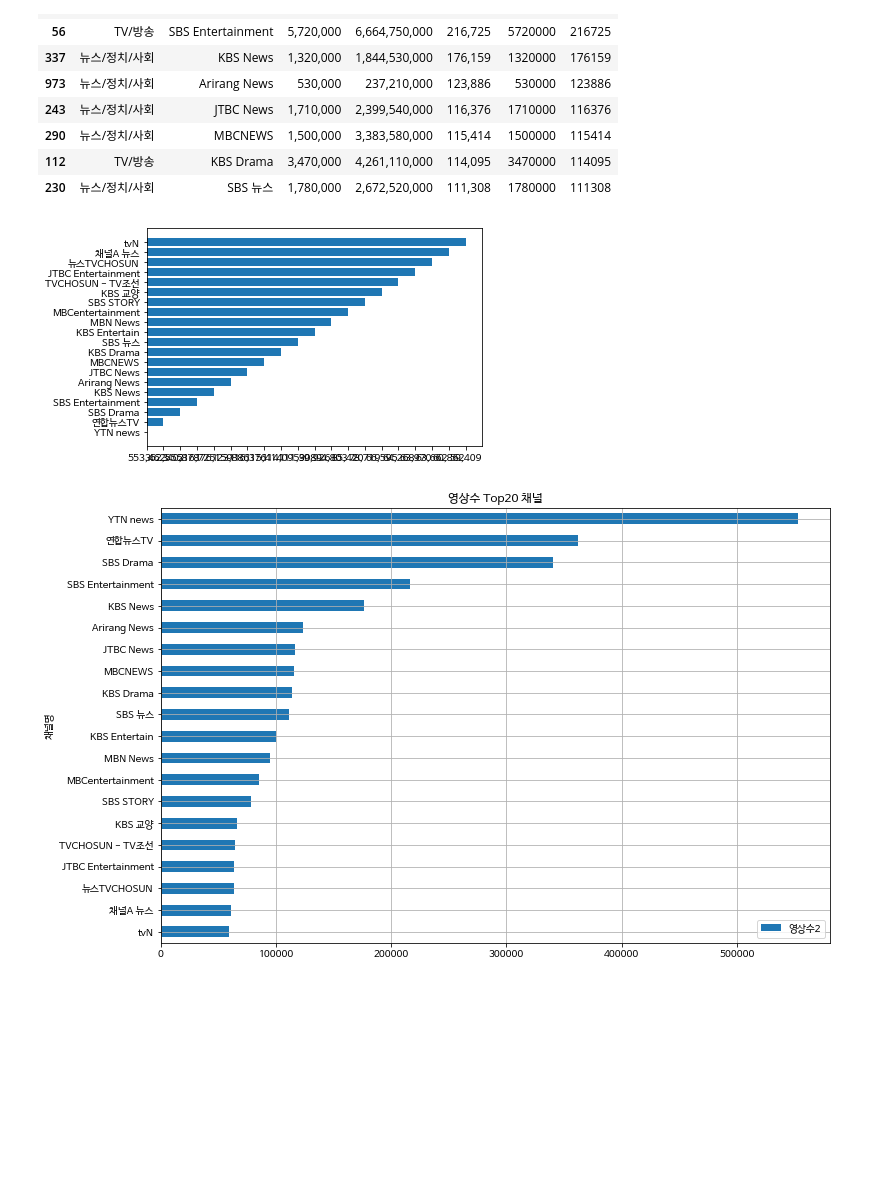
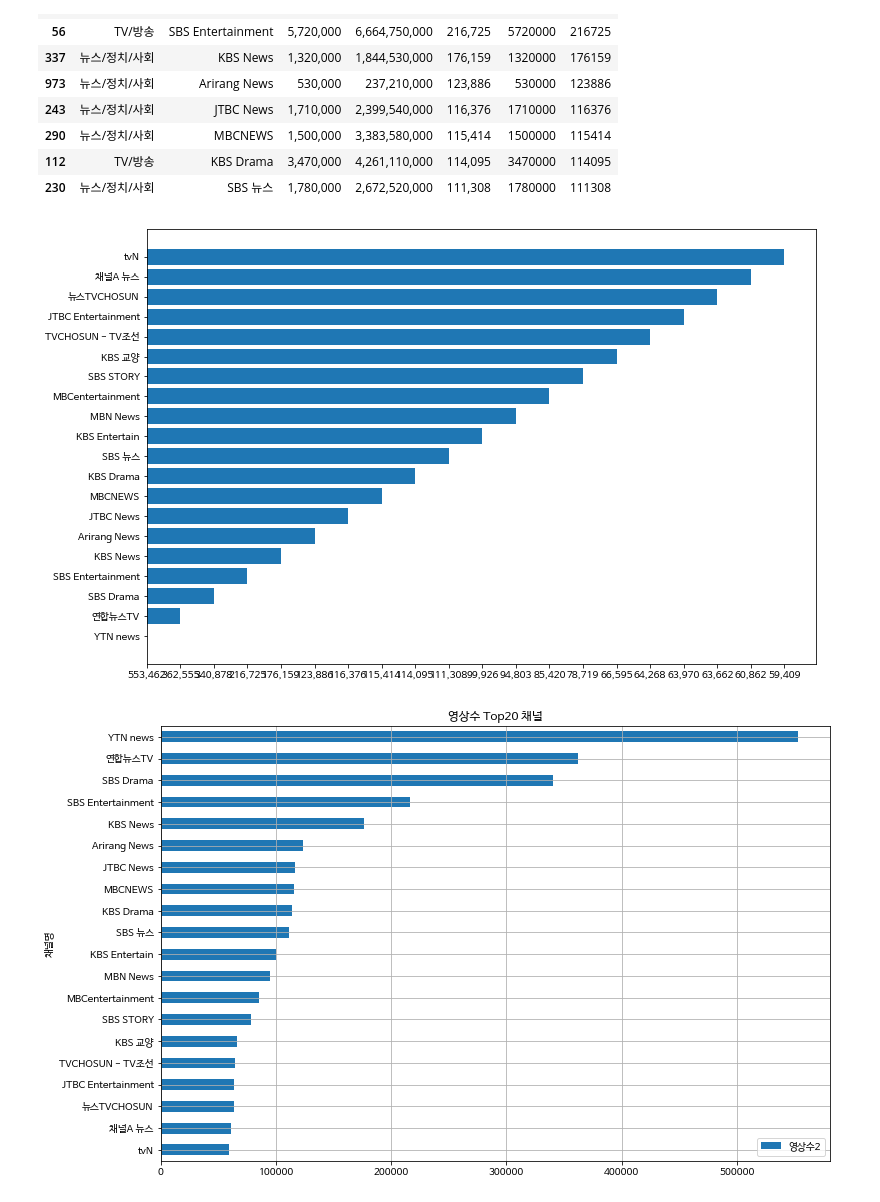
Before and after one commit to BBAKGANZI/DataAnalysis, a Jupyter notebook: 05.Crawling/07_YouTube_Ranking시각화.ipynb, the cells around one changed output. Cells and saved outputs as stored; diff of their text form; code cells hidden in the pictures; blank space fills up the shorter version.

```diff
--- a/05.Crawling/07_YouTube_Ranking시각화.ipynb
+++ b/05.Crawling/07_YouTube_Ranking시각화.ipynb
@@ -72,11 +72,12 @@ df.sort_values(by='영상수2', ascending=False).head(10)
 | 230 | 뉴스/정치/사회 | SBS 뉴스 | 1,780,000 | 2,672,520,000 | 111,308 | 1780000 | 111308 |
 # %%
 df2 = df.sort_values(by='영상수2', ascending=False).head(20)
+plt.figure(figsize=(12, 8))
 
 plt.barh(df2['채널명'], df2['영상수'])
 plt.show()
 # %% [output]
-[figure, old version]
+[figure, new version]
 # %%
 df2 = df[['채널명', '영상수2']].sort_values(by='영상수2', ascending=False)
 df2.set_index('채널명', inplace=True)
```
Also changed, not shown: parts of 10 cells of this notebook.
